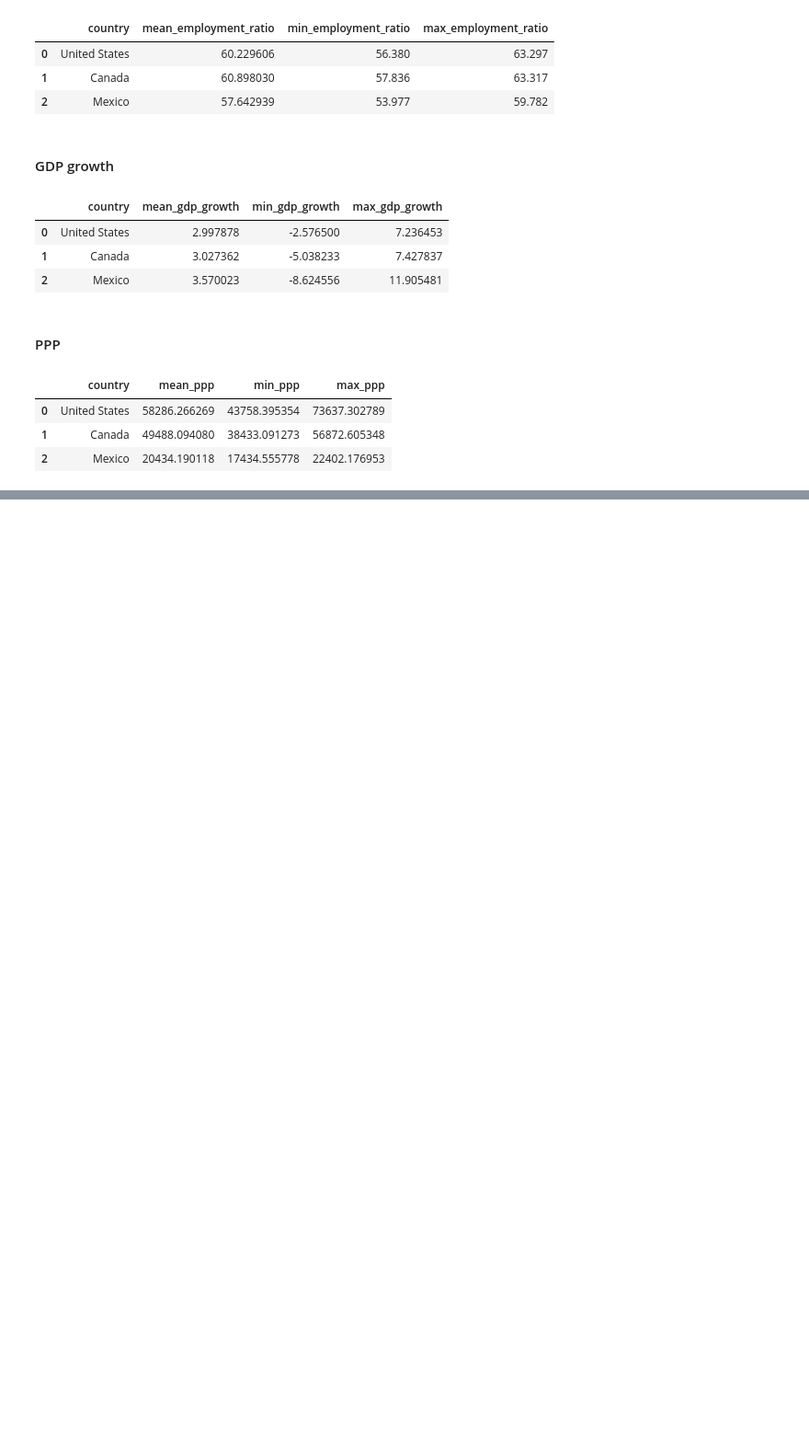
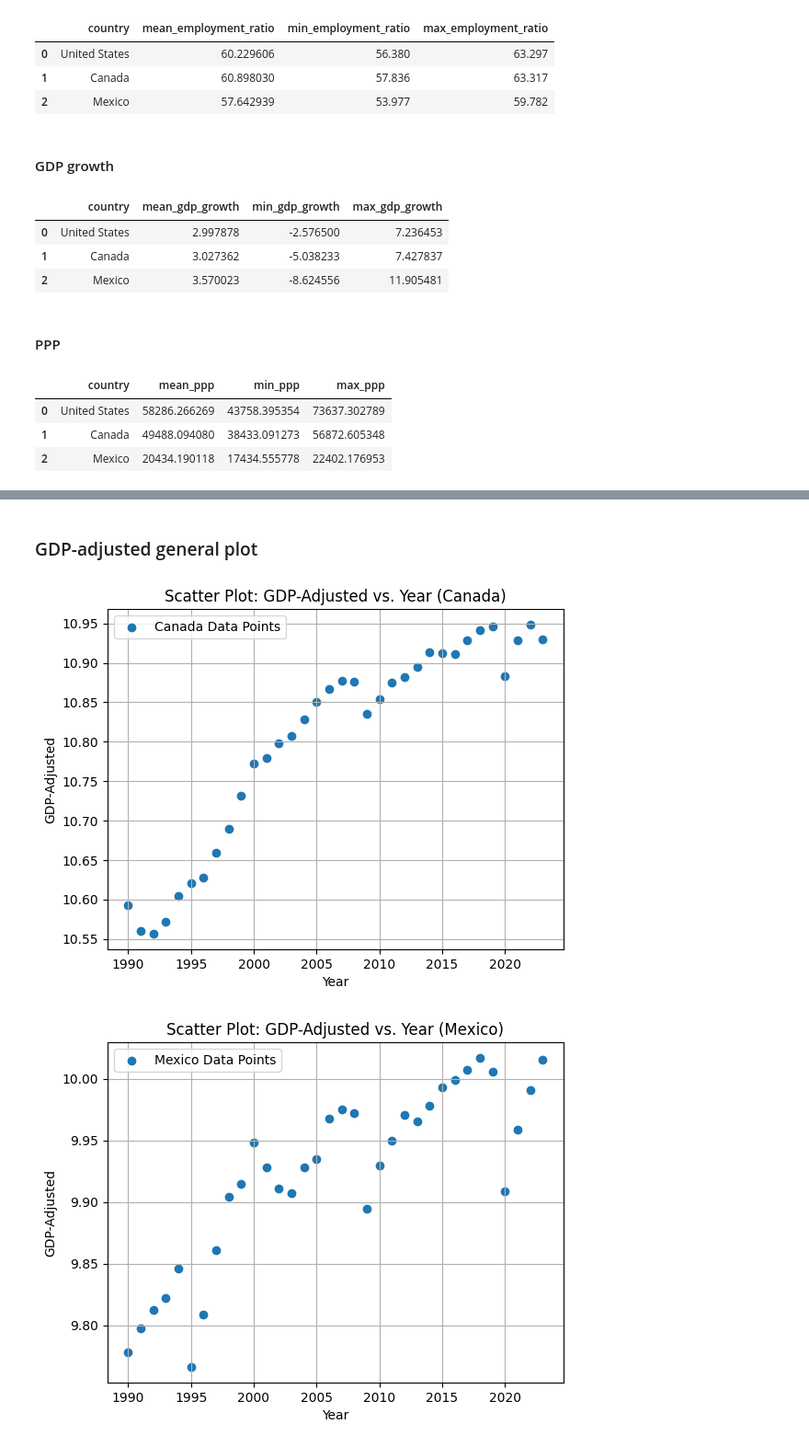
Before and after one commit to BaoTruong1/qtm350_project, a Jupyter notebook: scripts/data_cleaning.ipynb, the cells around one changed output, grey strips where cells are left out. Shown: that part at 92% size. Saved outputs shown, nothing was run; the diff lists cells and outputs as text; code cells hidden in the pictures; blank space fills up the shorter version.

```diff
--- a/scripts/data_cleaning.ipynb
+++ b/scripts/data_cleaning.ipynb
@@ -124,0 +151,17 @@ GROUP BY country''', connection)
+# %% [markdown]
+### GDP-adjusted general plot
+# %%
+countries = gdp_adjusted['country'].unique()
+
+for country in countries:
+    country_data = gdp_adjusted[gdp_adjusted['country'] == country]
+    plt.scatter(country_data['date'], country_data['log_ppp'], label = f'{country} Data Points')
+    plt.title(f'Scatter Plot: GDP-Adjusted vs. Year ({country})')
+    plt.xlabel('Year')
+    plt.ylabel('GDP-Adjusted')
+    plt.legend()
+    plt.grid(True)
+    plt.show()
+# %% [output]
+[figure, added]
+[figure, added]
```
Also changed, not shown: parts of 12 cells of this notebook, 9 other files.
